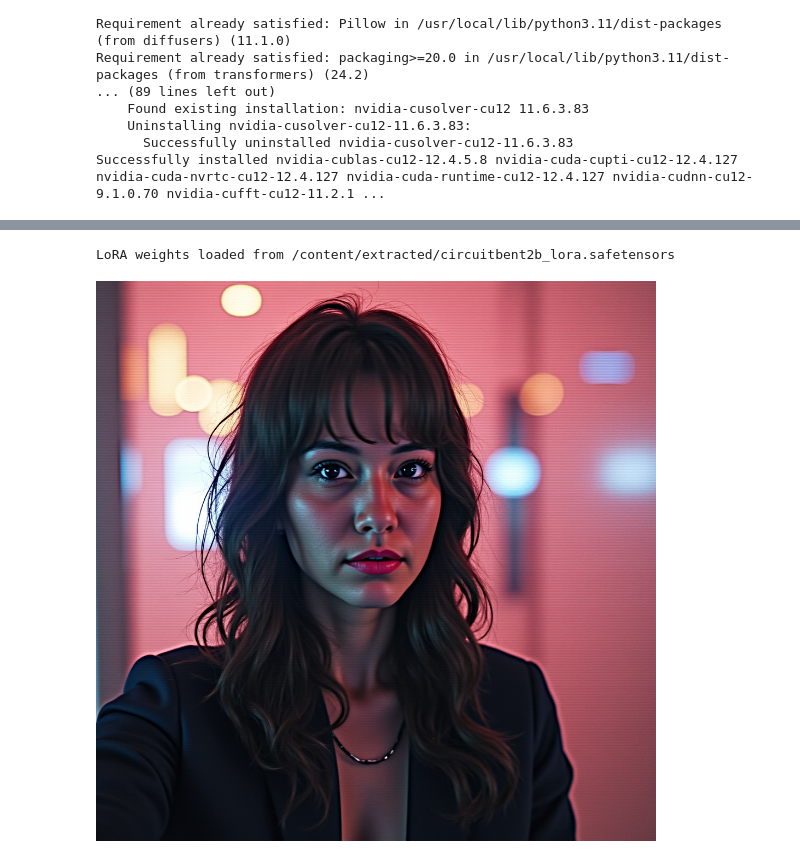
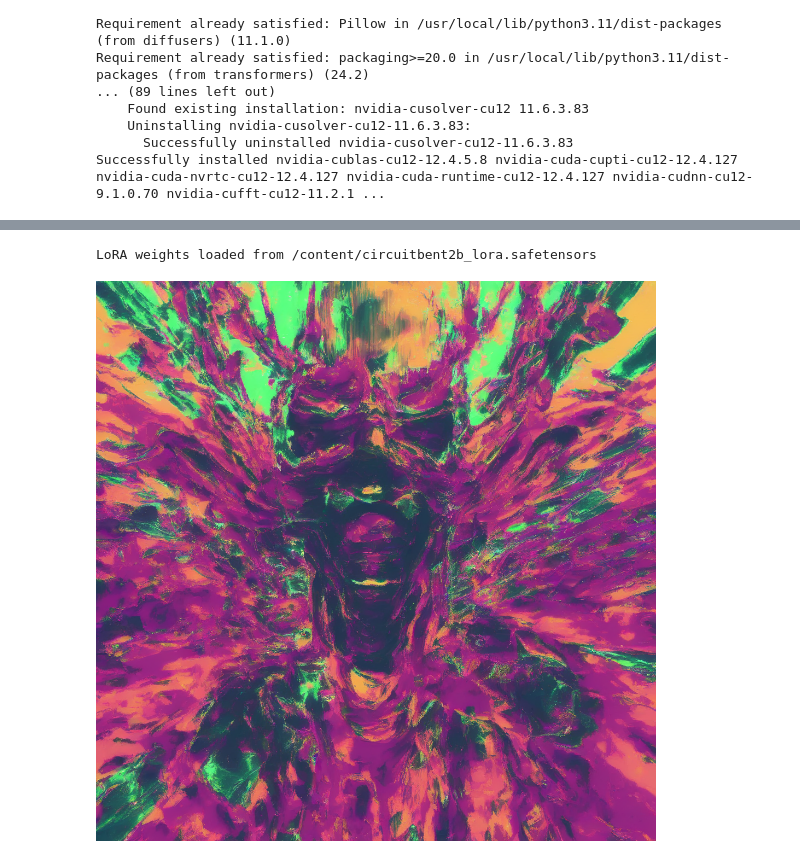
Before and after one commit to ashab-k/flux_lora_finetune, a Jupyter notebook: flux_lora_finetune.ipynb, the cells around one changed output, grey strips where cells are left out. Cells and saved outputs as stored; diff of their text form; code cells hidden in the pictures.

```diff
--- a/flux_lora_finetune.ipynb
+++ b/flux_lora_finetune.ipynb
@@ -54,6 +49,6 @@ img_0810_1.jpg                        special_params.json
 # %%
 pipe = AutoPipelineForText2Image.from_pretrained(
-    "black-forest-labs/FLUX.1-dev",
+    "stabilityai/stable-diffusion-xl-base-1.0",
     torch_dtype=torch.float16,
 )
 pipe = pipe.to("cuda")
@@ -62,27 +66,27 @@ You set `add_prefix_space`. The tokenizer needs to be converted from the slow to
 # %%
-lora_path = "/content/extracted/circuitbent2b_lora.safetensors"
+lora_path = "/content/circuitbent2b_lora.safetensors"
 try:
     pipe.load_lora_weights(lora_path, weight_name="circuitbent2b_lora.safetensors")  # or omit weight_name if not needed
     print(f"LoRA weights loaded from {lora_path}")
 except Exception as e:
     print(f"Could not load LoRA weights: {e}")
 # %% [output]
-LoRA weights loaded from /content/extracted/circuitbent2b_lora.safetensors
+LoRA weights loaded from /content/circuitbent2b_lora.safetensors
 # %%
 def generate_image(prompt, negative_prompt="", steps=30, guidance=7.5):
     image = pipe(
         prompt=prompt,
         negative_prompt=negative_prompt,
         num_inference_steps=steps,
         guidance_scale=guidance
     ).images[0]
     image.save("generated_image.png")
     return image
 
 # Correct prompt with trigger
 prompt = (
-    "corrupted selfie sent back from the year 3023 glitched out - high blur - distorted - circuitbent  "
+    "corrupted selfie sent back from the year 3023"
 )
 generate_image(prompt)
 # %% [output]
-[figure, old version]
+[figure, new version]
```
Also changed, not shown: parts of 3 cells of this notebook.
